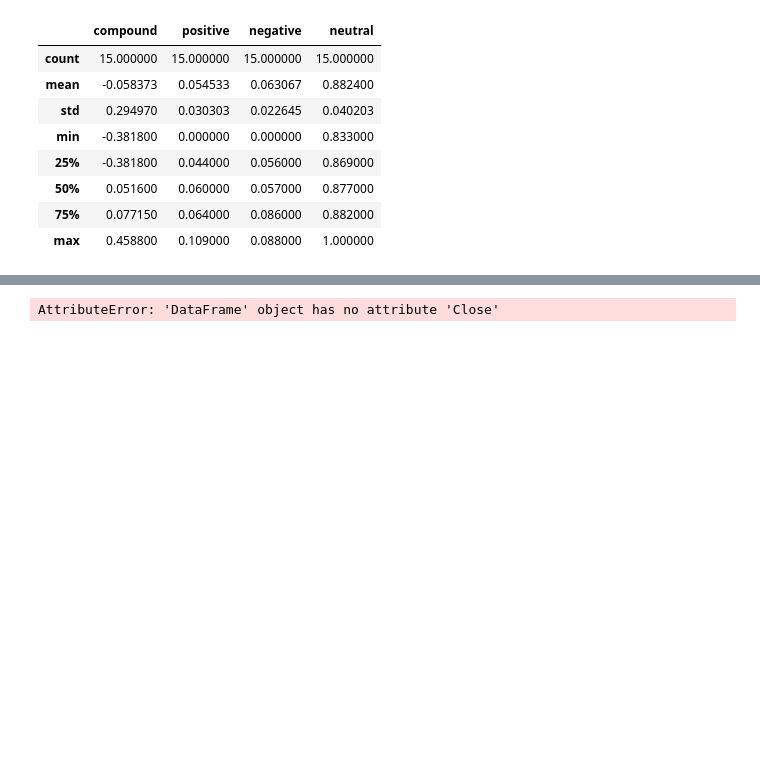
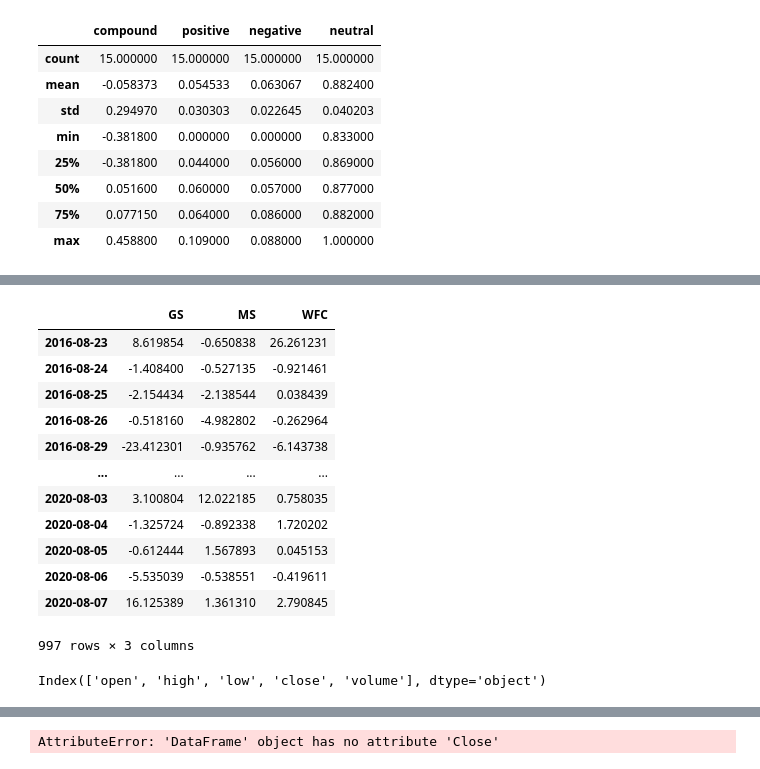
Before and after one commit to Billieo/p2-g3, a Jupyter notebook: financialprog2.ipynb, the cells around one changed output, grey strips where cells are left out. Saved outputs shown, nothing was run; the diff lists cells and outputs as text; code cells hidden in the pictures; blank space fills up the shorter version.

```diff
--- a/financialprog2.ipynb
+++ b/financialprog2.ipynb
@@ -260,0 +294,22 @@ all_closing_price_returns.head(10)
+# %%
+all_closing_price = all_closing_price.pct_change().dropna()
+all_closing_price
+# %% [output]
+|  | GS | MS | WFC |
+| 2016-08-23 | 8.619854 | -0.650838 | 26.261231 |
+| 2016-08-24 | -1.408400 | -0.527135 | -0.921461 |
+| 2016-08-25 | -2.154434 | -2.138544 | 0.038439 |
+| 2016-08-26 | -0.518160 | -4.982802 | -0.262964 |
+| 2016-08-29 | -23.412301 | -0.935762 | -6.143738 |
+| ... | ... | ... | ... |
+| 2020-08-03 | 3.100804 | 12.022185 | 0.758035 |
+| 2020-08-04 | -1.325724 | -0.892338 | 1.720202 |
+| 2020-08-05 | -0.612444 | 1.567893 | 0.045153 |
+| 2020-08-06 | -5.535039 | -0.538551 | -0.419611 |
+| 2020-08-07 | 16.125389 | 1.361310 | 2.790845 |
+997 rows × 3 columns
+# %%
+closing_price_gs = pd.DataFrame(df_stock_data["GS"])
+closing_price_gs.columns
+# %% [output]
+Index(['open', 'high', 'low', 'close', 'volume'], dtype='object')
```
Also changed, not shown: parts of 7 cells of this notebook.
